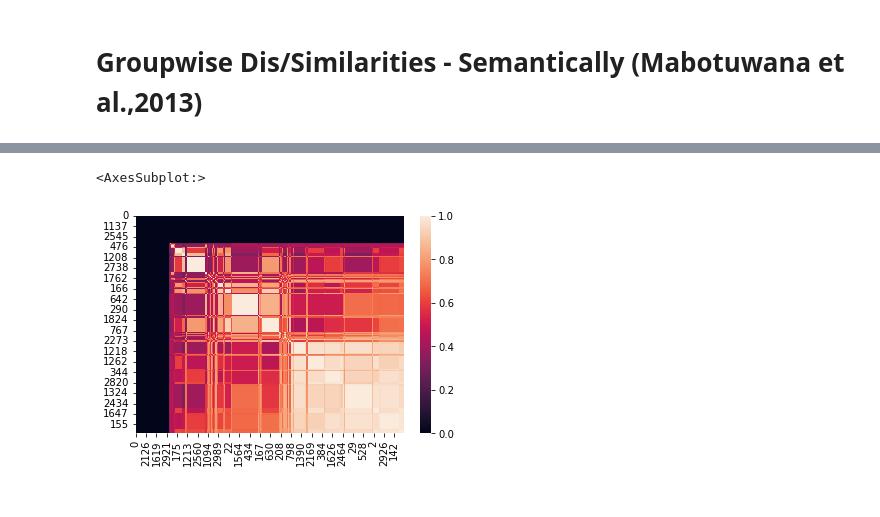
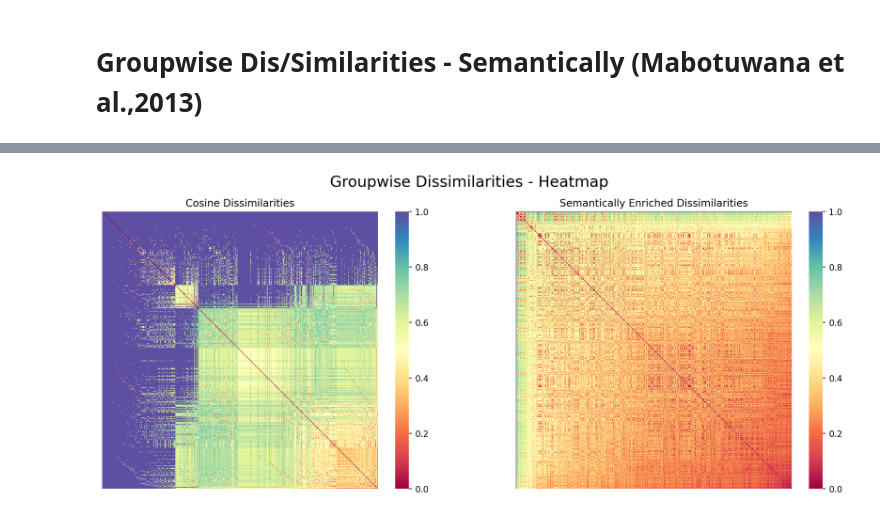
Before and after one commit to lucasmadda/On-Semantically-Aware-Data-Science-An-Application-of-the-Disease-Ontology-DO-to-Clustering-COVID, a Jupyter notebook: Groupwise similarities.ipynb, the cells around one changed output, grey strips where cells are left out. Drawn from its saved outputs; the diff is of its cells as text; code cells hidden in the pictures.

```diff
--- a/Groupwise similarities.ipynb
+++ b/Groupwise similarities.ipynb
@@ -66,0 +101,16 @@ for i in tqdm(groupwise_wang_sims.index):
+# %%
+bins_dict = {i:list(bins.T.loc[:,i][bins.T.loc[:,i] == 1].index) for i in bins.index}
+
+all_combs = bins.index.map(bins_dict).value_counts().index
+
+combs_wang_sims = pd.DataFrame({C1:{C2:Mabotuwana(all_combs[C1],all_combs[C2]) for C2 in range(len(all_combs))} for C1 in range(len(all_combs))})
+
+combs_wang_dsims = np.round(1 - combs_wang_sims, decimals = 10)
+
+comb_idx = pd.Series({i:str(all_combs[i]) for i in range(len(all_combs))})
+
+for i in bins.index:
+
+    bins.loc[i,'c_idx'] = comb_idx[comb_idx == str(bins_dict[i])].index[0]
+
+combs_wang_sims.loc[:5,:5]
@@ -66,0 +153,4 @@ for i in tqdm(groupwise_wang_sims.index):
+# %%
+combs_cos_dsims = 1 - pd.DataFrame(cosine_similarity(bins.iloc[:,:-1].drop_duplicates()))
+sort = combs_cos_dsims.sum().sort_values(ascending=False).index
+sns.heatmap(combs_cos_dsims.loc[sort,sort], cmap = palette, xticklabels=False, yticklabels=False)
@@ -67,6 +176,30 @@ for i in tqdm(groupwise_wang_sims.index):
 # %%
-sort = groupwise_wang_sims.mean().sort_values().index
-sns.heatmap(groupwise_wang_sims.loc[sort,sort])
+fig, (ax1,ax2) = plt.subplots(1,2, figsize = (16,6),dpi=200,sharey=True)
+
+fig.suptitle("Groupwise Dissimilarities - Heatmap", fontsize=18)
+
+ax1.set_title("Cosine Dissimilarities")
+
+
+sort = combs_cos_dsims.sum().sort_values(ascending=False).index
+
+sns.heatmap(combs_cos_dsims.loc[sort,sort],
+            cmap = palette,
+            xticklabels=False,
+            yticklabels=False,
+            ax = ax1)
+
+ax2.set_title("Semantically Enriched Dissimilarities")
+
+sort = combs_wang_dsims.sum().sort_values(ascending=False).index
+
+sns.heatmap(combs_wang_dsims.loc[sort,sort],
+            cmap = palette,
+            xticklabels=False,
+            yticklabels=False,
+            ax = ax2)
+
+plt.savefig("Groupwise Similarities Heatmap.png")
+plt.show()
 # %% [output]
-<AxesSubplot:>
-[figure, old version]
+[figure, new version]
```
Also changed, not shown: parts of 29 cells of this notebook, 42 other files.
